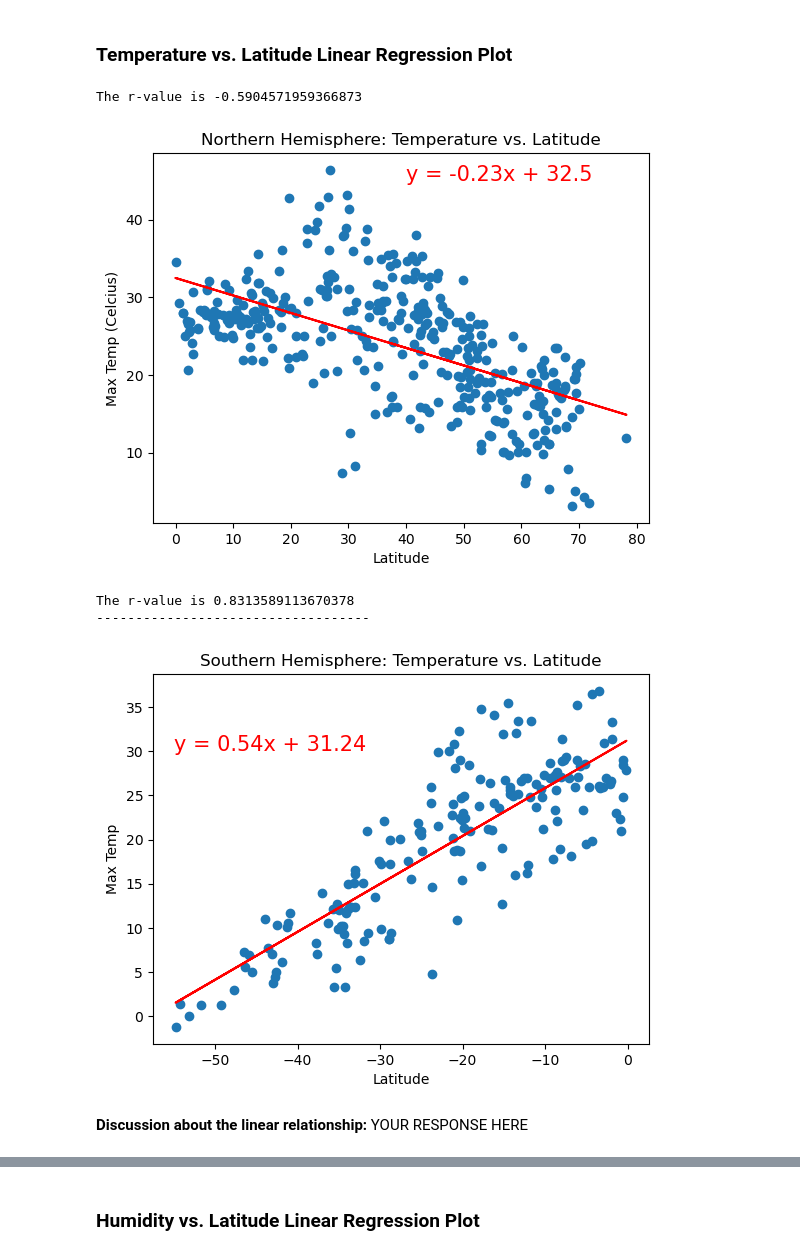
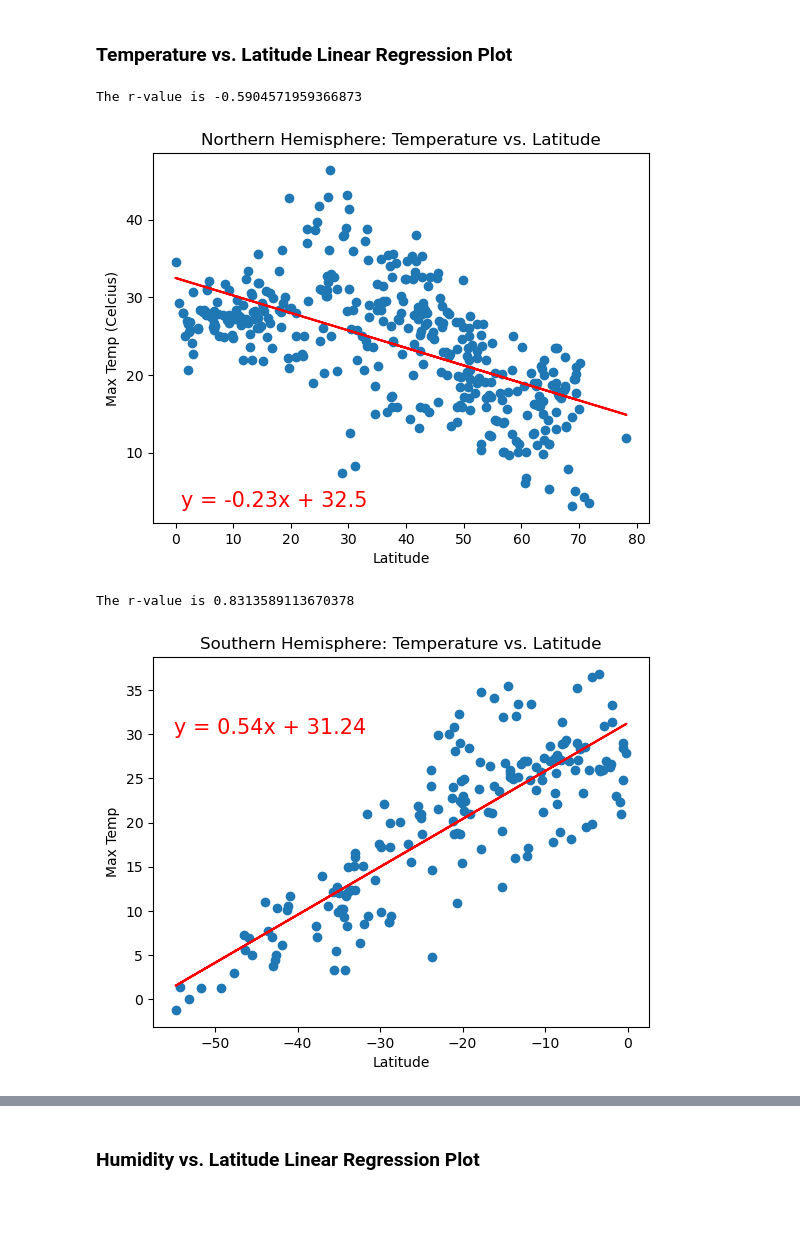
Before and after one commit to mritguru911/python-api-challenge, a Jupyter notebook: WeatherPy/WeatherPy.ipynb, the cells around one changed output, grey strips where cells are left out. Drawn from its saved outputs; the diff is of its cells as text; code cells hidden in the pictures; blank space fills up the shorter version.

```diff
--- a/WeatherPy/WeatherPy.ipynb
+++ b/WeatherPy/WeatherPy.ipynb
@@ -311,26 +327,26 @@ southern_hemi_df.head()
 # %%
 # Linear regression on Northern Hemisphere
 x_values = northern_hemi_df["Lat"]
 y_values = northern_hemi_df["Max Temp"]
 
 # Define a function to create Linear Regression plots
 slope = linregress(x_values, y_values)
 (slope, intercept, rvalue, pvalue, stderr) = linregress(x_values, y_values)
 regress_values = x_values * slope + intercept
 line_eq = "y = " + str(round(slope,2)) + "x + " + str(round(intercept,2))
 print(f'The r-value is {rvalue}')
 
 #Plot values
 plt.scatter(x_values, y_values)
 plt.plot(x_values, regress_values, color="red")
-plt.annotate(line_eq, (40,45), fontsize=15, color="red")
+plt.annotate(line_eq, (1, 3), fontsize=15, color="red")
 plt.xlabel("Latitude")
 plt.ylabel("Max Temp (Celcius)")
 plt.title("Northern Hemisphere: Temperature vs. Latitude")
 plt.show()
 # %% [output]
 The r-value is -0.5904571959366873
-[figure, old version]
+[figure, new version]
 # %%
 # Linear regression on Southern Hemisphere
 x_values = southern_hemi_df["Lat"]
@@ -348,10 +364,6 @@ plt.xlabel("Latitude")
 plt.ylabel("Max Temp")
 plt.title("Southern Hemisphere: Temperature vs. Latitude")
 print(f'The r-value is {rvalue}')
-print("-----------------------------------")
 # %% [output]
 The r-value is 0.8313589113670378
------------------------------------
 [figure]
-# %% [markdown]
-**Discussion about the linear relationship:** YOUR RESPONSE HERE
```
Also changed, not shown: parts of 17 cells of this notebook.
